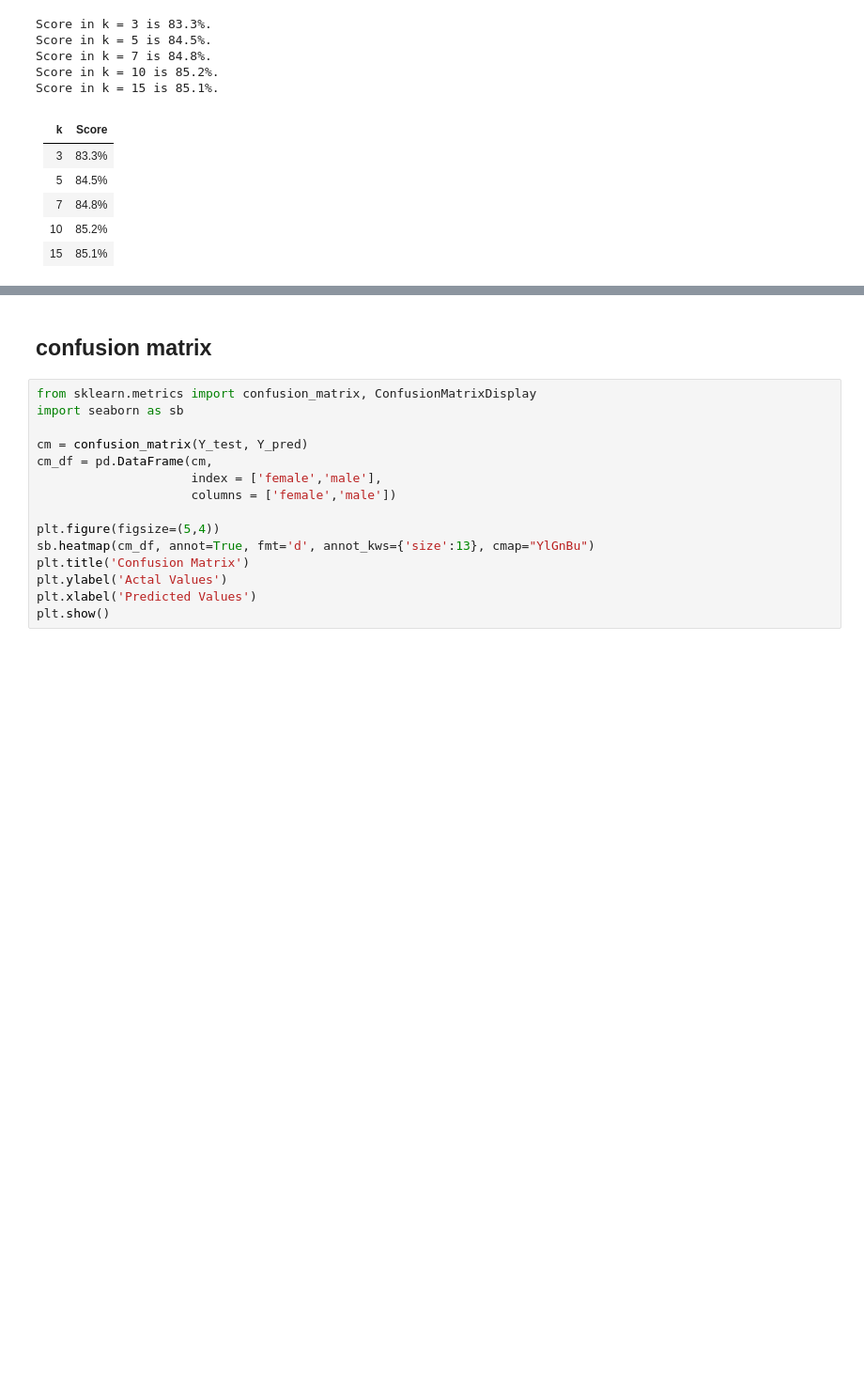
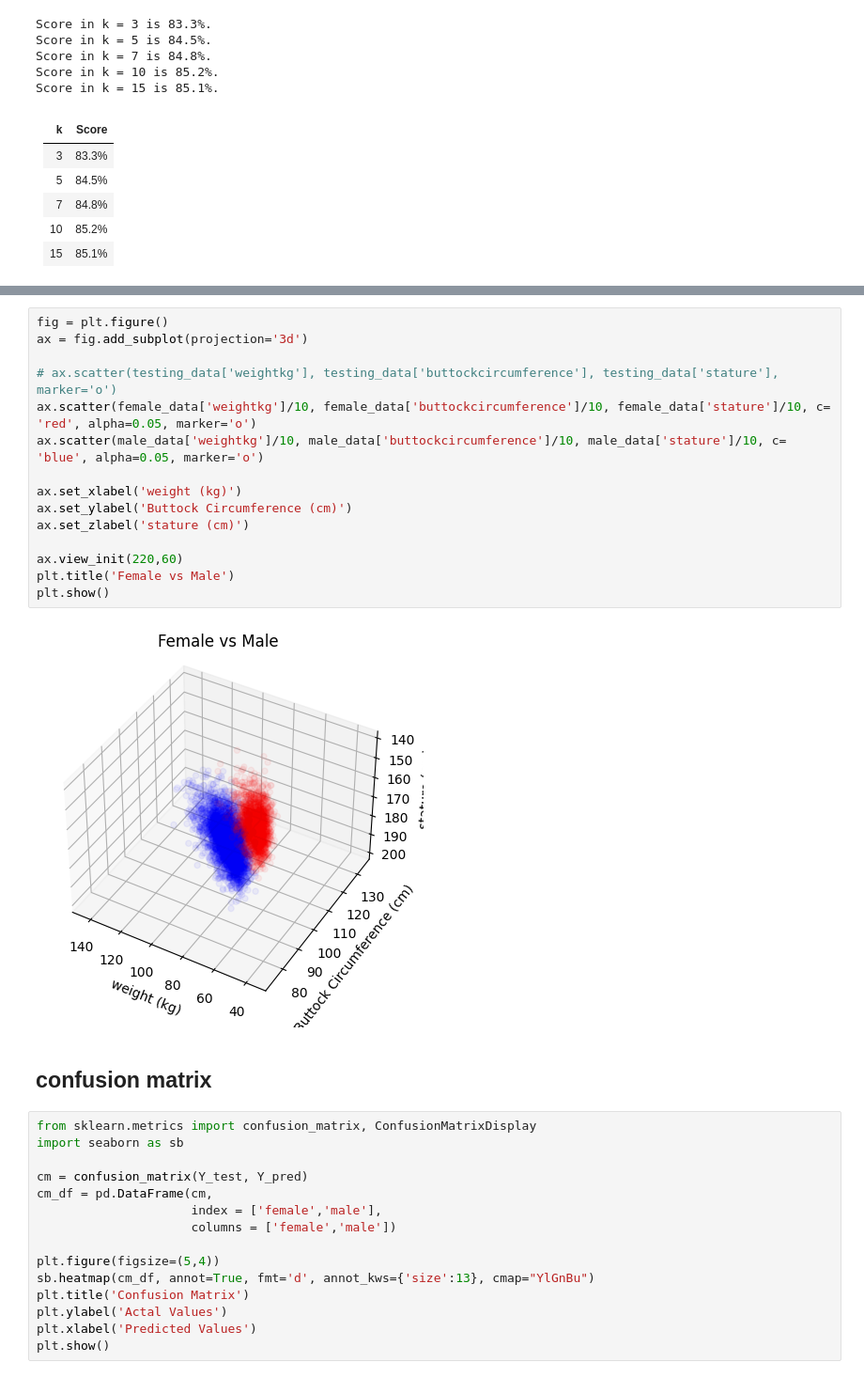
Before and after one commit to MSaberian/PyLearnMachineLearning, a Jupyter notebook: PyLearnMLKNN2/ANSUR_II.ipynb, the cells around one changed output, grey strips where cells are left out. Shown at 94% size. Drawn from its saved outputs; the diff is of its cells as text; blank space fills up the shorter version.

```diff
--- a/PyLearnMLKNN2/ANSUR_II.ipynb
+++ b/PyLearnMLKNN2/ANSUR_II.ipynb
@@ -147,3 +206,20 @@ Score in k = 15 is 85.1%.
+# %%
+fig = plt.figure()
+ax = fig.add_subplot(projection='3d')
+
+# ax.scatter(testing_data['weightkg'], testing_data['buttockcircumference'], testing_data['stature'], marker='o')
+ax.scatter(female_data['weightkg']/10, female_data['buttockcircumference']/10, female_data['stature']/10, c= 'red', alpha=0.05, marker='o')
+ax.scatter(male_data['weightkg']/10, male_data['buttockcircumference']/10, male_data['stature']/10, c= 'blue', alpha=0.05, marker='o')
+
+ax.set_xlabel('weight (kg)')
+ax.set_ylabel('Buttock Circumference (cm)')
+ax.set_zlabel('stature (cm)')
+
+ax.view_init(220,60)
+plt.title('Female vs Male')
+plt.show()
+# %% [output]
+[figure, added]
 # %% [markdown]
 ##  confusion matrix
 # %%
```
Also changed, not shown: parts of 15 cells of this notebook, 7 other files.
